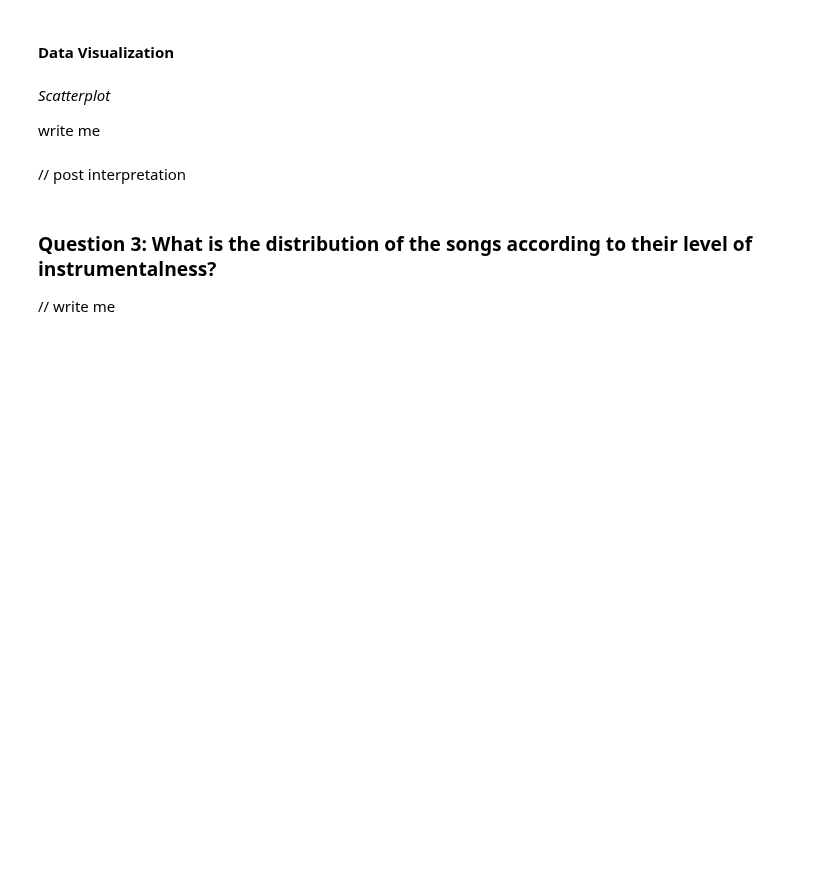
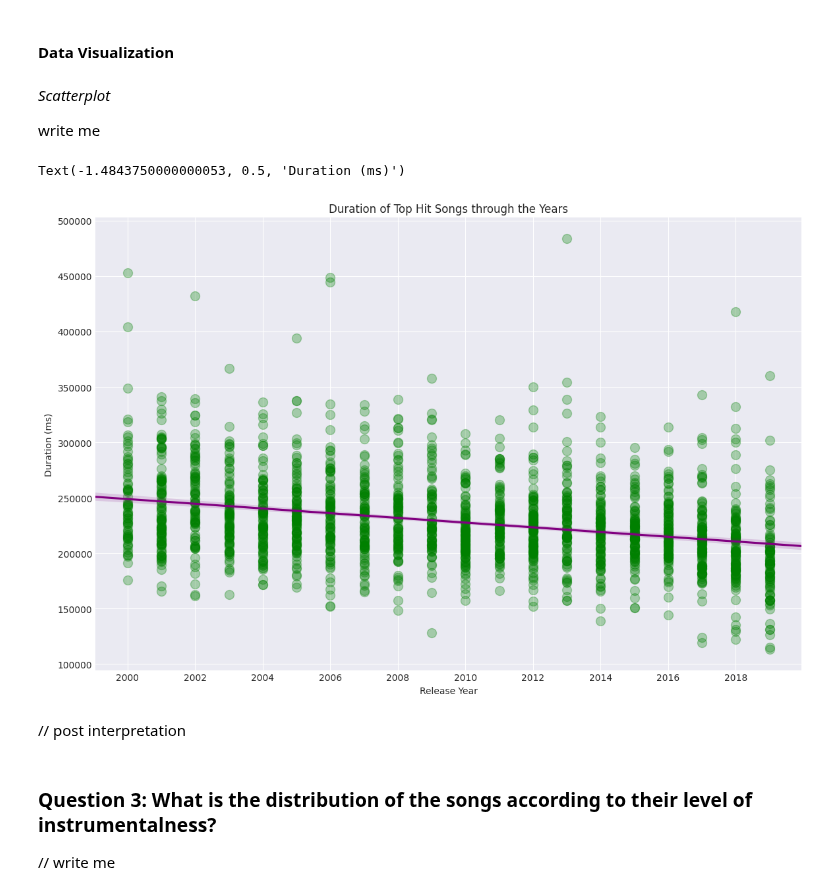
Before and after one commit to angelocguerra/csmodel-casestudy, a Jupyter notebook: MCO1.ipynb, the cells around one changed output. Drawn from its saved outputs; the diff is of its cells as text; code cells hidden in the pictures; blank space fills up the shorter version.

```diff
--- a/MCO1.ipynb
+++ b/MCO1.ipynb
@@ -328,7 +410,7 @@ plt.show()
 
 // mean of duration per year
 # %%
-# define ms_to_min_sec function
+# convert ms to min:sec
 def ms_to_min_sec(ms):
     minutes = int(ms / 60000)
     seconds = int((ms % 60000) / 1000)
@@ -338,9 +420,3 @@ def ms_to_min_sec(ms):
 average_duration = spotify_df[['duration_ms','year']].groupby('year').mean().reset_index()
 average_duration['min:sec'] = average_duration['duration_ms'].apply(ms_to_min_sec)
 average_duration[['year','min:sec']]
-
-# mean of duration per year
-spotify_df['min:sec'] = spotify_df['duration_ms'].apply(ms_to_min_sec)
-
-# show
-spotify_df
@@ -352,6 +446,21 @@ spotify_df
 *Scatterplot*
 
 write me
+# %%
+# generate scatter plot with trendline
+scatter = sb.lmplot(x = 'year', y = 'duration_ms', data = spotify_df, height = 5, aspect = 2, truncate = False, scatter_kws = {'s': 100, 'alpha': 0.3, 'color': 'green'}, line_kws = {'color': 'purple'})
+
+# adjust size
+scatter.figure.set_size_inches(12, 8)
+
+# add labels
+plt.title('Duration of Top Hit Songs through the Years')
+plt.xlabel('Release Year')
+plt.xticks(np.arange(2000, 2020, 2))
+plt.ylabel('Duration (ms)')
+# %% [output]
+Text(-1.4843750000000053, 0.5, 'Duration (ms)')
+[figure, added]
 # %% [markdown]
 // post interpretation
 # %% [markdown]
```
Also changed, not shown: parts of 30 cells of this notebook.
